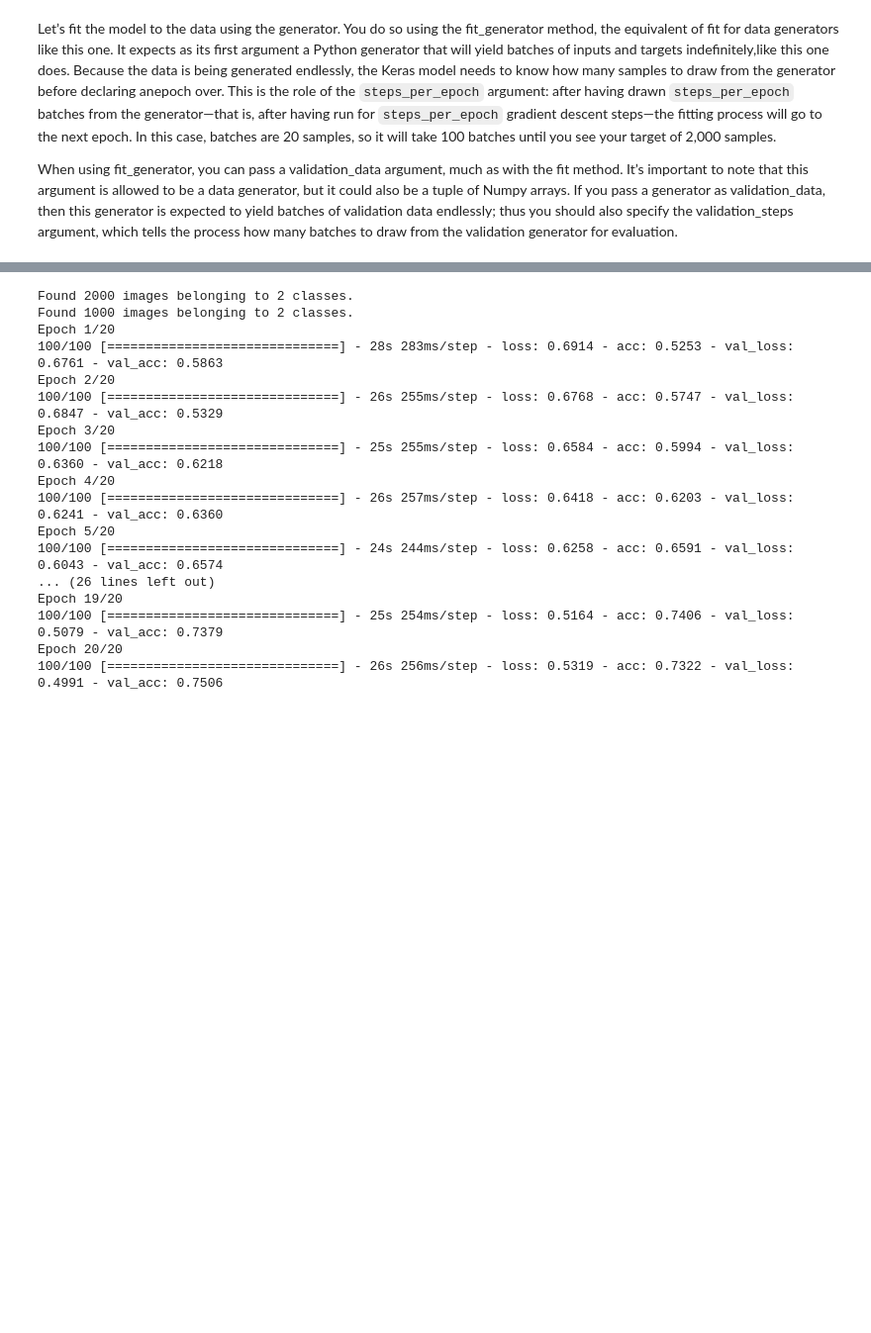
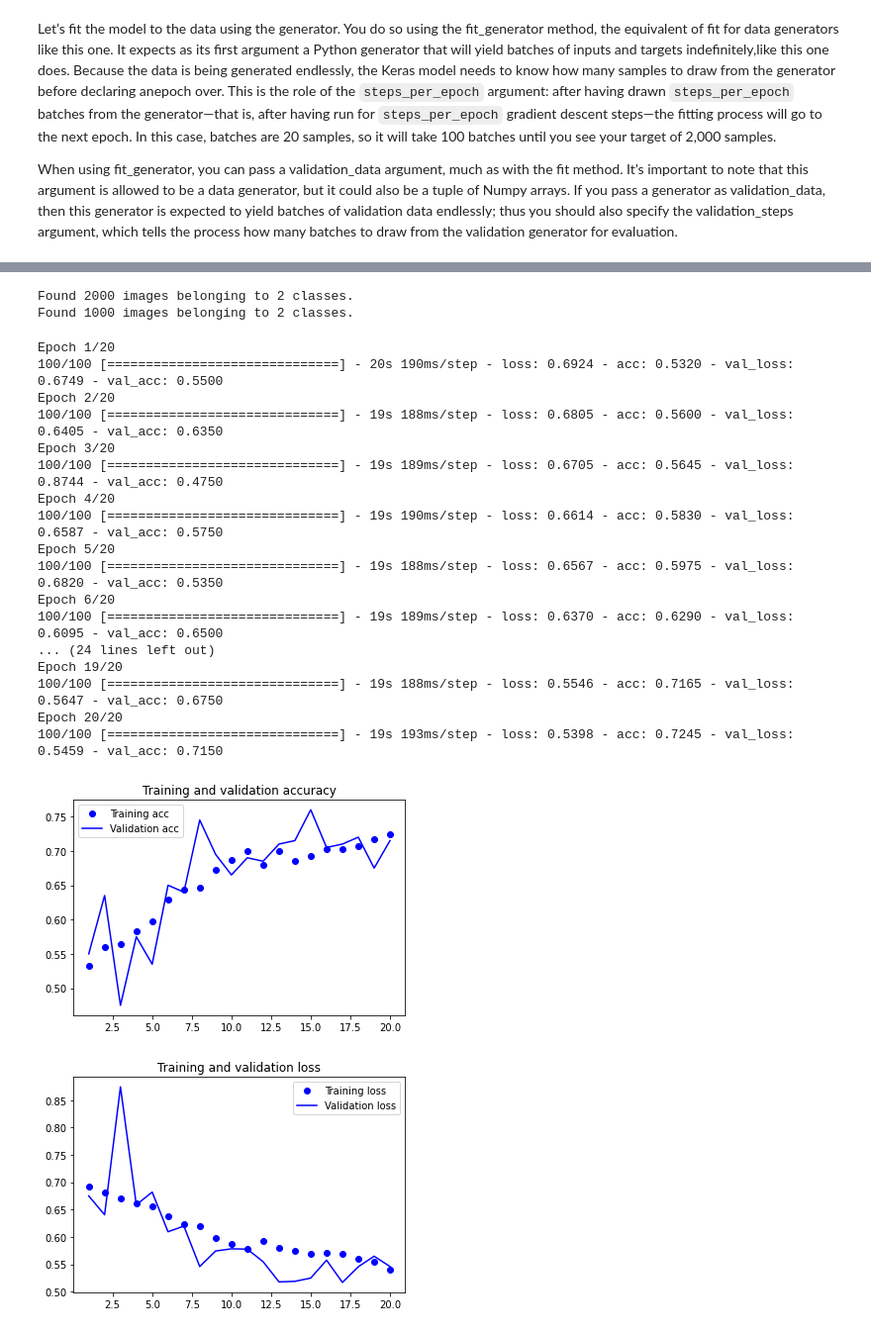
Before and after one commit to theclassofai/Deep_Transfer_Learning, a Jupyter notebook: Exercise1_Classification_DogvsCat_CNN_.ipynb, the cells around one changed output, grey strips where cells are left out. Shown: that part at 99% size. Cells and saved outputs as stored; diff of their text form; code cells hidden in the pictures; blank space fills up the shorter version.

```diff
--- a/Exercise1_Classification_DogvsCat_CNN_.ipynb
+++ b/Exercise1_Classification_DogvsCat_CNN_.ipynb
@@ -323,34 +309,60 @@ test_datagen = ImageDataGenerator(rescale=1./255)
 
 train_generator = train_datagen.flow_from_directory(train_dir,
                                                     target_size=(150, 150),
-                                                    batch_size=32,
+                                                    batch_size=20,
                                                     class_mode='binary')
 
 validation_generator = test_datagen.flow_from_directory(validation_dir,
                                                         target_size=(150, 150),
-                                                        batch_size=32,
+                                                        batch_size=20,
                                                         class_mode='binary')
 
 history = model.fit_generator(train_generator,
                               steps_per_epoch=100,
                               epochs=20,
                               validation_data=validation_generator,
-                              validation_steps=50)
+                              validation_steps=10)
 # %% [output]
 Found 2000 images belonging to 2 classes.
 Found 1000 images belonging to 2 classes.
-Epoch 1/20
-100/100 [==============================] - 28s 283ms/step - loss: 0.6914 - acc: 0.5253 - val_loss: 0.6761 - val_acc: 0.5863
-Epoch 2/20
-100/100 [==============================] - 26s 255ms/step - loss: 0.6768 - acc: 0.5747 - val_loss: 0.6847 - val_acc: 0.5329
-Epoch 3/20
-100/100 [==============================] - 25s 255ms/step - loss: 0.6584 - acc: 0.5994 - val_loss: 0.6360 - val_acc: 0.6218
-Epoch 4/20
-100/100 [==============================] - 26s 257ms/step - loss: 0.6418 - acc: 0.6203 - val_loss: 0.6241 - val_acc: 0.6360
-Epoch 5/20
-100/100 [==============================] - 24s 244ms/step - loss: 0.6258 - acc: 0.6591 - val_loss: 0.6043 - val_acc: 0.6574
-... (26 lines left out)
-Epoch 19/20
-100/100 [==============================] - 25s 254ms/step - loss: 0.5164 - acc: 0.7406 - val_loss: 0.5079 - val_acc: 0.7379
-Epoch 20/20
-100/100 [==============================] - 26s 256ms/step - loss: 0.5319 - acc: 0.7322 - val_loss: 0.4991 - val_acc: 0.7506
+Epoch 1/20
+100/100 [==============================] - 20s 190ms/step - loss: 0.6924 - acc: 0.5320 - val_loss: 0.6749 - val_acc: 0.5500
+Epoch 2/20
+100/100 [==============================] - 19s 188ms/step - loss: 0.6805 - acc: 0.5600 - val_loss: 0.6405 - val_acc: 0.6350
+Epoch 3/20
+100/100 [==============================] - 19s 189ms/step - loss: 0.6705 - acc: 0.5645 - val_loss: 0.8744 - val_acc: 0.4750
+Epoch 4/20
+100/100 [==============================] - 19s 190ms/step - loss: 0.6614 - acc: 0.5830 - val_loss: 0.6587 - val_acc: 0.5750
+Epoch 5/20
+100/100 [==============================] - 19s 188ms/step - loss: 0.6567 - acc: 0.5975 - val_loss: 0.6820 - val_acc: 0.5350
+Epoch 6/20
+100/100 [==============================] - 19s 189ms/step - loss: 0.6370 - acc: 0.6290 - val_loss: 0.6095 - val_acc: 0.6500
+... (24 lines left out)
+Epoch 19/20
+100/100 [==============================] - 19s 188ms/step - loss: 0.5546 - acc: 0.7165 - val_loss: 0.5647 - val_acc: 0.6750
+Epoch 20/20
+100/100 [==============================] - 19s 193ms/step - loss: 0.5398 - acc: 0.7245 - val_loss: 0.5459 - val_acc: 0.7150
+# %%
+acc = history.history['acc']
+val_acc = history.history['val_acc']
+loss = history.history['loss']
+val_loss = history.history['val_loss']
+
+epochs = range(1, len(acc) + 1)
+
+plt.plot(epochs, acc, 'bo', label='Training acc')
+plt.plot(epochs, val_acc, 'b', label='Validation acc')
+plt.title('Training and validation accuracy')
+plt.legend()
+
+plt.figure()
+
+plt.plot(epochs, loss, 'bo', label='Training loss')
+plt.plot(epochs, val_loss, 'b', label='Validation loss')
+plt.title('Training and validation loss')
+plt.legend()
+
+plt.show()
+# %% [output]
+[figure, added]
+[figure, added]
```
Also changed, not shown: parts of 8 cells of this notebook.
